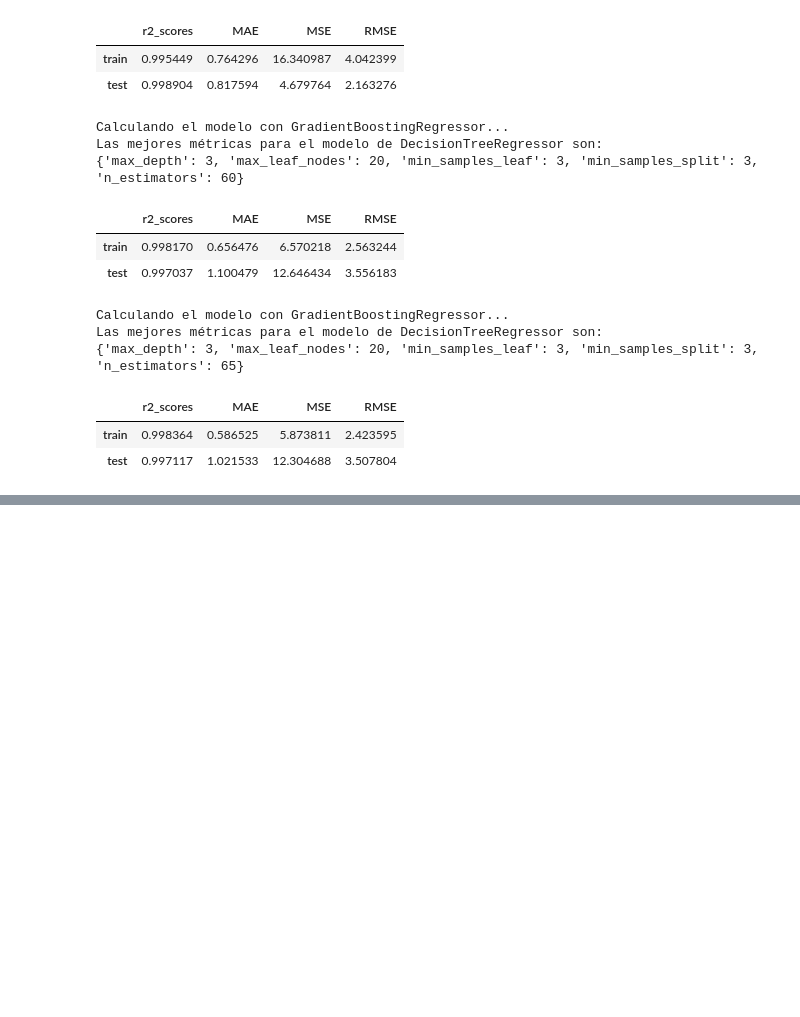
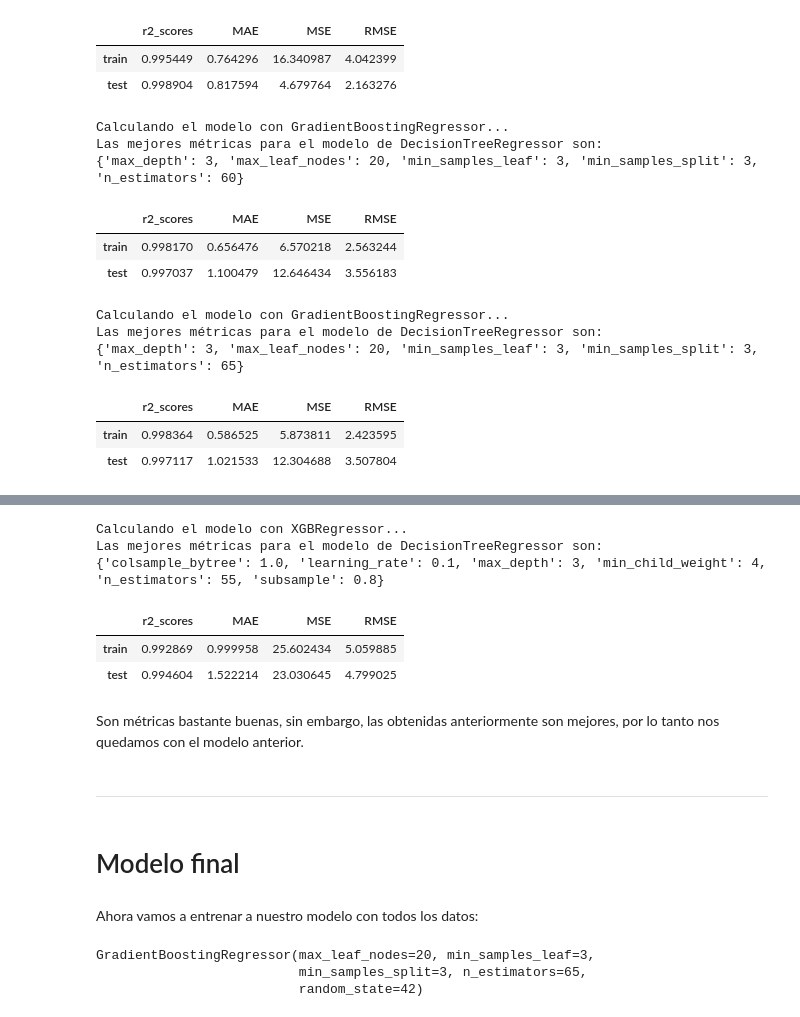
Before and after one commit to elenacano/Proyecto7-PrediccionCasas, a Jupyter notebook: Modelo1/notebooks/5-modelo.ipynb, the cells around one changed output, grey strips where cells are left out. Cells and saved outputs as stored; diff of their text form; code cells hidden in the pictures; blank space fills up the shorter version.

```diff
--- a/Modelo1/notebooks/5-modelo.ipynb
+++ b/Modelo1/notebooks/5-modelo.ipynb
@@ -244,0 +292,46 @@ with open('../datos/modelos/modelo_grad_boosting.pkl', 'wb') as f:
+# %%
+modelo = "XGBRegressor"
+
+# Inicializamos la clase, separamos VR y VD y separamos el train y el test.
+clase_arbol = fpr.ProblemaRegresion(df, variable_respuesta, modelo)
+clase_arbol.separar_variables()
+clase_arbol.separar_train_test()
+
+# Estudiamos cuales son los mejores parámetros, entrenamos al modelo y vemos las métricas.
+params_xgb = {
+    'n_estimators': [50, 55, 60],
+    'learning_rate': [0.01, 0.1, 0.2],
+    'max_depth': [3, 4, 5],
+    'min_child_weight':  [3, 4, 5, 6],  # Equivalente a min_samples_leaf
+    'subsample': [0.8, 0.9, 1.0],        # Para evitar sobreajuste
+    'colsample_bytree': [0.8, 1.0]  # Selección de columnas al construir cada árbol
+}
+
+df_metricas, modelo_xgb = clase_arbol.grid_search(params_xgb, cv=5)
+df_metricas
+# %% [output]
+Calculando el modelo con XGBRegressor...
+Las mejores métricas para el modelo de DecisionTreeRegressor son:
+{'colsample_bytree': 1.0, 'learning_rate': 0.1, 'max_depth': 3, 'min_child_weight': 4, 'n_estimators': 55, 'subsample': 0.8}
+|  | r2_scores | MAE | MSE | RMSE |
+| train | 0.992869 | 0.999958 | 25.602434 | 5.059885 |
+| test | 0.994604 | 1.522214 | 23.030645 | 4.799025 |
+# %% [markdown]
+Son métricas bastante buenas, sin embargo, las obtenidas anteriormente son mejores, por lo tanto nos quedamos con el modelo anterior.
+# %% [markdown]
+_______________________________
+# %% [markdown]
+# Modelo final
+# %% [markdown]
+Ahora vamos a entrenar a nuestro modelo con todos los datos:
+# %%
+with open('../datos/modelos/modelo_grad_boosting.pkl', 'rb') as f:
+    modelo_cargado = pickle.load(f)
+
+X  = df.drop(columns=variable_respuesta)
+y = df[[variable_respuesta]]
+modelo_cargado.fit(X, y)
+# %% [output]
+GradientBoostingRegressor(max_leaf_nodes=20, min_samples_leaf=3,
+                          min_samples_split=3, n_estimators=65,
+                          random_state=42)
```
Also changed, not shown: parts of 10 cells of this notebook, 2 other files.
